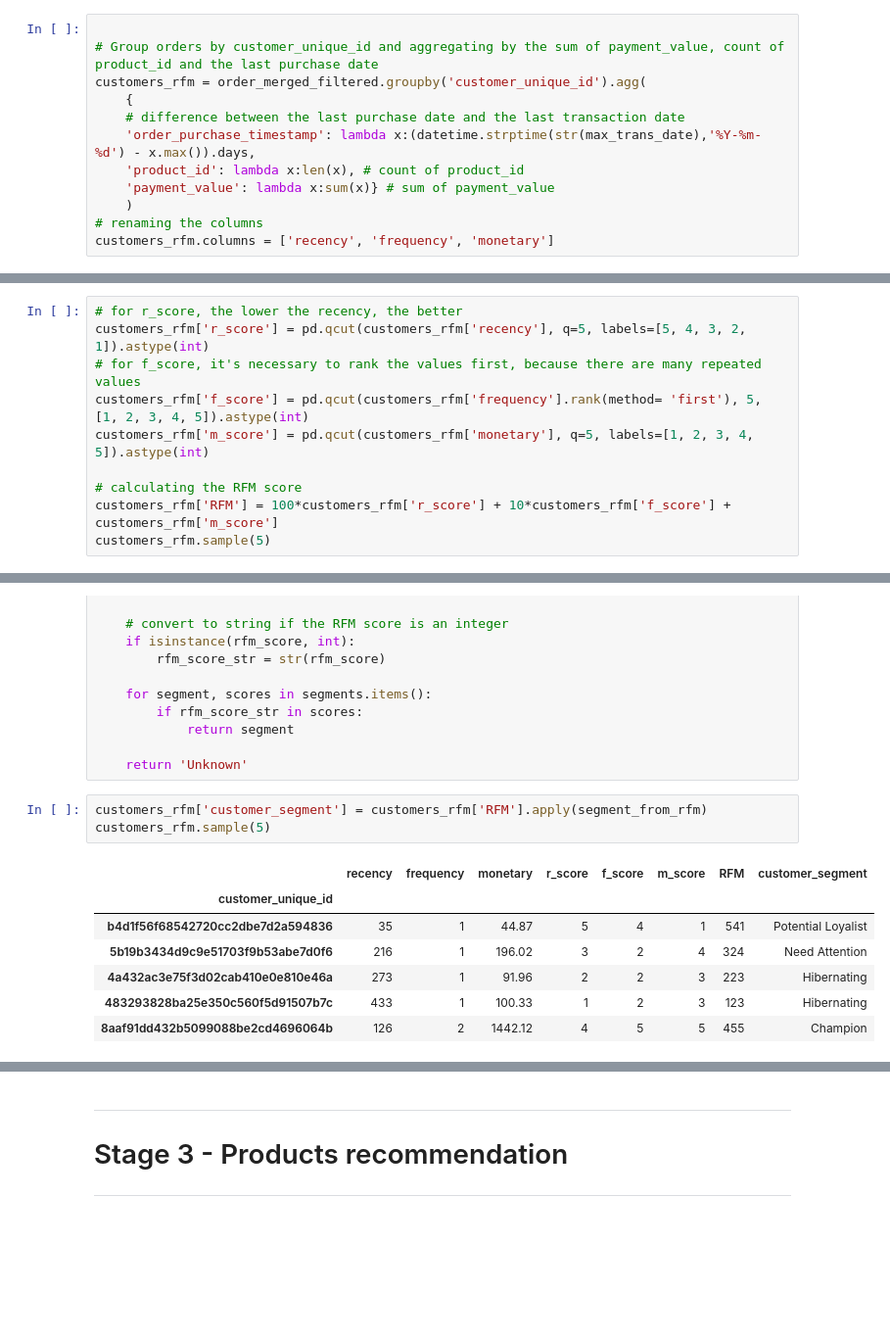
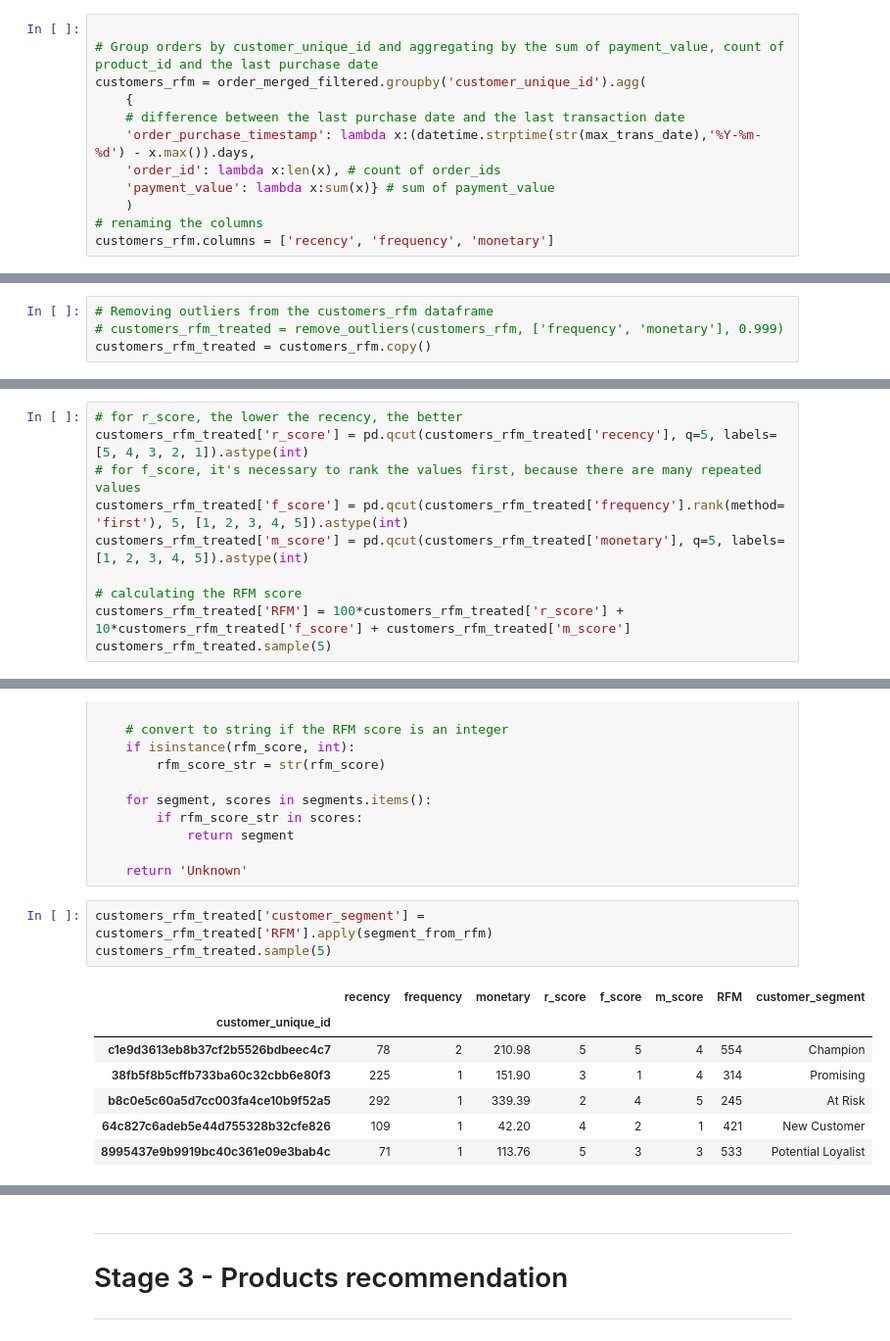
Before and after one commit to galvaowesley/ollist_brazilian_ecommerce_products_recommendation_system, a Jupyter notebook: customer_segmentation_and_products_recommentation.ipynb, the cells around one changed output, grey strips where cells are left out. Shown at 98% size. Saved outputs shown, nothing was run; the diff lists cells and outputs as text; blank space fills up the shorter version.

Commit message:
feat: customer segmentation analysis and product recommendation improved

```diff
--- a/customer_segmentation_and_products_recommentation.ipynb
+++ b/customer_segmentation_and_products_recommentation.ipynb
@@ -412,7 +423,7 @@ customers_rfm = order_merged_filtered.groupby('customer_unique_id').agg(
     {
     # difference between the last purchase date and the last transaction date
     'order_purchase_timestamp': lambda x:(datetime.strptime(str(max_trans_date),'%Y-%m-%d') - x.max()).days,
-    'product_id': lambda x:len(x), # count of product_id
+    'order_id': lambda x:len(x), # count of order_ids
     'payment_value': lambda x:sum(x)} # sum of payment_value
     )
 # renaming the columns
@@ -472,0 +514,4 @@ customers_rfm.describe(percentiles=[0.05, 0.95])
+# %%
+# Removing outliers from the customers_rfm dataframe
+# customers_rfm_treated = remove_outliers(customers_rfm, ['frequency', 'monetary'], 0.999)
+customers_rfm_treated = customers_rfm.copy()
@@ -479,14 +533,14 @@ After that, the RFM score is given by:
 $RFM\_score= 100*recency\_score + 10*frequency\_score + monetary\_score$
 # %%
 # for r_score, the lower the recency, the better
-customers_rfm['r_score'] = pd.qcut(customers_rfm['recency'], q=5, labels=[5, 4, 3, 2, 1]).astype(int)
+customers_rfm_treated['r_score'] = pd.qcut(customers_rfm_treated['recency'], q=5, labels=[5, 4, 3, 2, 1]).astype(int)
 # for f_score, it's necessary to rank the values first, because there are many repeated values
-customers_rfm['f_score'] = pd.qcut(customers_rfm['frequency'].rank(method= 'first'), 5, [1, 2, 3, 4, 5]).astype(int)
-customers_rfm['m_score'] = pd.qcut(customers_rfm['monetary'], q=5, labels=[1, 2, 3, 4, 5]).astype(int)
+customers_rfm_treated['f_score'] = pd.qcut(customers_rfm_treated['frequency'].rank(method= 'first'), 5, [1, 2, 3, 4, 5]).astype(int)
+customers_rfm_treated['m_score'] = pd.qcut(customers_rfm_treated['monetary'], q=5, labels=[1, 2, 3, 4, 5]).astype(int)
 
 # calculating the RFM score
-customers_rfm['RFM'] = 100*customers_rfm['r_score'] + 10*customers_rfm['f_score'] + customers_rfm['m_score']
-customers_rfm.sample(5)
+customers_rfm_treated['RFM'] = 100*customers_rfm_treated['r_score'] + 10*customers_rfm_treated['f_score'] + customers_rfm_treated['m_score']
+customers_rfm_treated.sample(5)
 # %% [output]
 |  | recency | frequency | monetary | r_score | f_score | m_score | RFM |
 | customer_unique_id |  |  |  |  |  |  |  |
@@ -560,14 +614,14 @@ def segment_from_rfm(rfm_score):
 
     return 'Unknown'
 # %%
-customers_rfm['customer_segment'] = customers_rfm['RFM'].apply(segment_from_rfm)
-customers_rfm.sample(5)
+customers_rfm_treated['customer_segment'] = customers_rfm_treated['RFM'].apply(segment_from_rfm)
+customers_rfm_treated.sample(5)
 # %% [output]
 |  | recency | frequency | monetary | r_score | f_score | m_score | RFM | customer_segment |
 | customer_unique_id |  |  |  |  |  |  |  |  |
-| b4d1f56f68542720cc2dbe7d2a594836 | 35 | 1 | 44.87 | 5 | 4 | 1 | 541 | Potential Loyalist |
-| 5b19b3434d9c9e51703f9b53abe7d0f6 | 216 | 1 | 196.02 | 3 | 2 | 4 | 324 | Need Attention |
-| 4a432ac3e75f3d02cab410e0e810e46a | 273 | 1 | 91.96 | 2 | 2 | 3 | 223 | Hibernating |
-| 483293828ba25e350c560f5d91507b7c | 433 | 1 | 100.33 | 1 | 2 | 3 | 123 | Hibernating |
-| 8aaf91dd432b5099088be2cd4696064b | 126 | 2 | 1442.12 | 4 | 5 | 5 | 455 | Champion |
+| c1e9d3613eb8b37cf2b5526bdbeec4c7 | 78 | 2 | 210.98 | 5 | 5 | 4 | 554 | Champion |
+| 38fb5f8b5cffb733ba60c32cbb6e80f3 | 225 | 1 | 151.90 | 3 | 1 | 4 | 314 | Promising |
+| b8c0e5c60a5d7cc003fa4ce10b9f52a5 | 292 | 1 | 339.39 | 2 | 4 | 5 | 245 | At Risk |
+| 64c827c6adeb5e44d755328b32cfe826 | 109 | 1 | 42.20 | 4 | 2 | 1 | 421 | New Customer |
+| 8995437e9b9919bc40c361e09e3bab4c | 71 | 1 | 113.76 | 5 | 3 | 3 | 533 | Potential Loyalist |
 # %%
```
Also changed, not shown: parts of 66 cells of this notebook.
